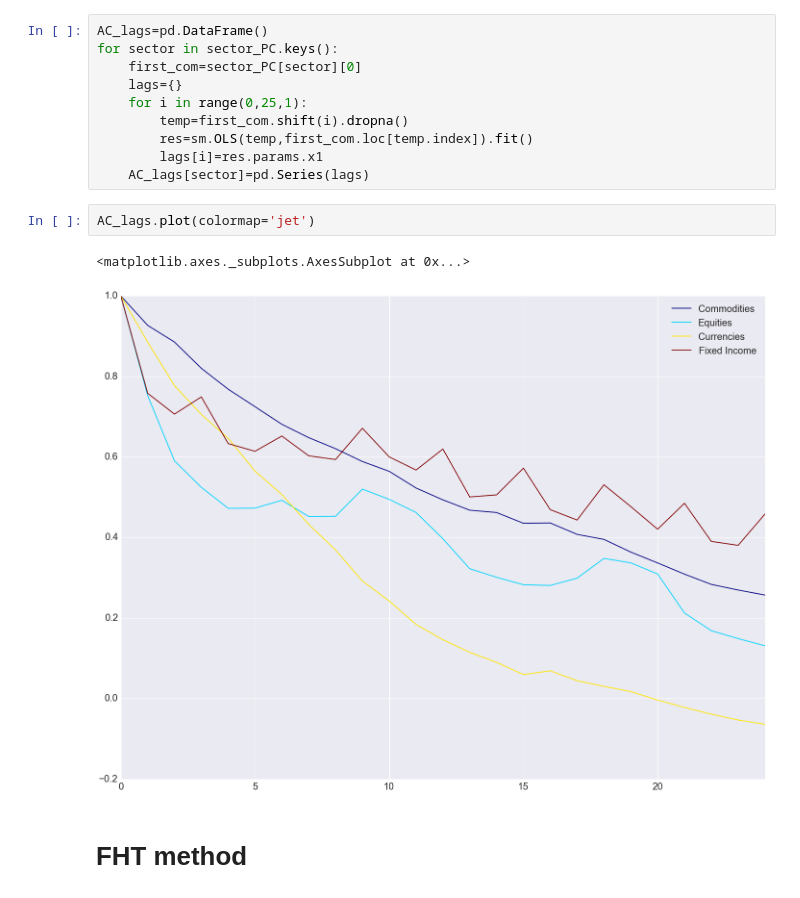
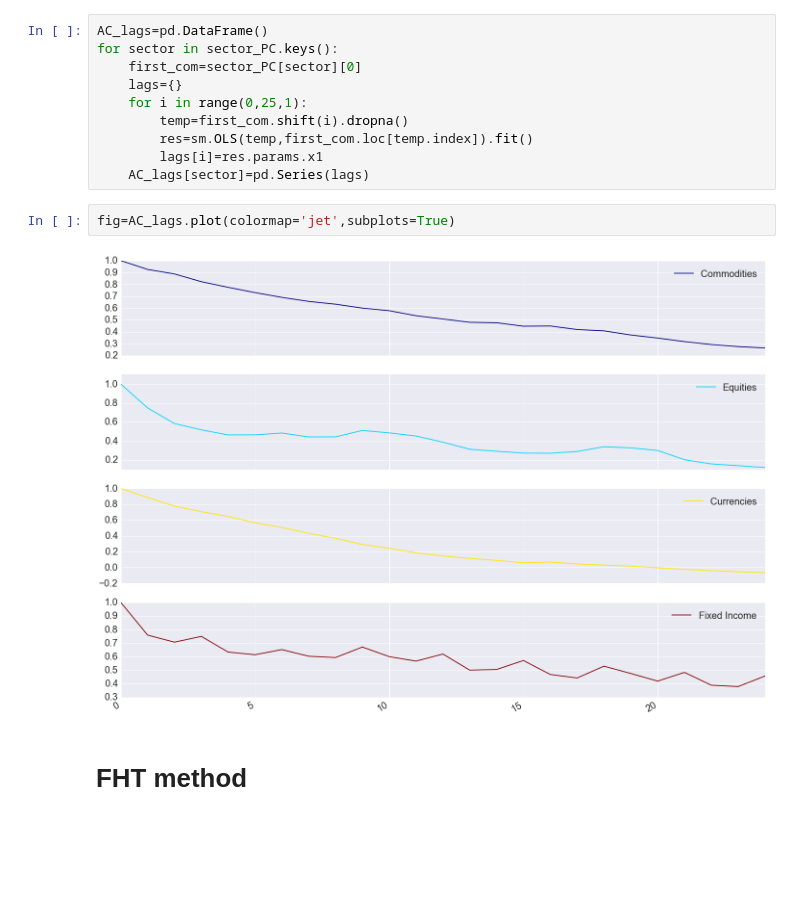
Before and after one commit to mrefermat/FinancePhD, a Jupyter notebook: LiquidityMomentum/Table 3- Autocorrelation of liquidity factors.ipynb, the cells around one changed output. Saved outputs shown, nothing was run; the diff lists cells and outputs as text; blank space fills up the shorter version.

```diff
--- a/LiquidityMomentum/Table 3- Autocorrelation of liquidity factors.ipynb
+++ b/LiquidityMomentum/Table 3- Autocorrelation of liquidity factors.ipynb
@@ -115,10 +126,9 @@ for sector in sector_PC.keys():
         lags[i]=res.params.x1
     AC_lags[sector]=pd.Series(lags)
 # %%
-AC_lags.plot(colormap='jet')
+fig=AC_lags.plot(colormap='jet',subplots=True)
 # %% [output]
-<matplotlib.axes._subplots.AxesSubplot at 0x...>
-[figure, old version]
+[figure, new version]
 # %% [markdown]
 # FHT method
 # %%
```
Also changed, not shown: parts of 5 cells of this notebook, 5 other files.
